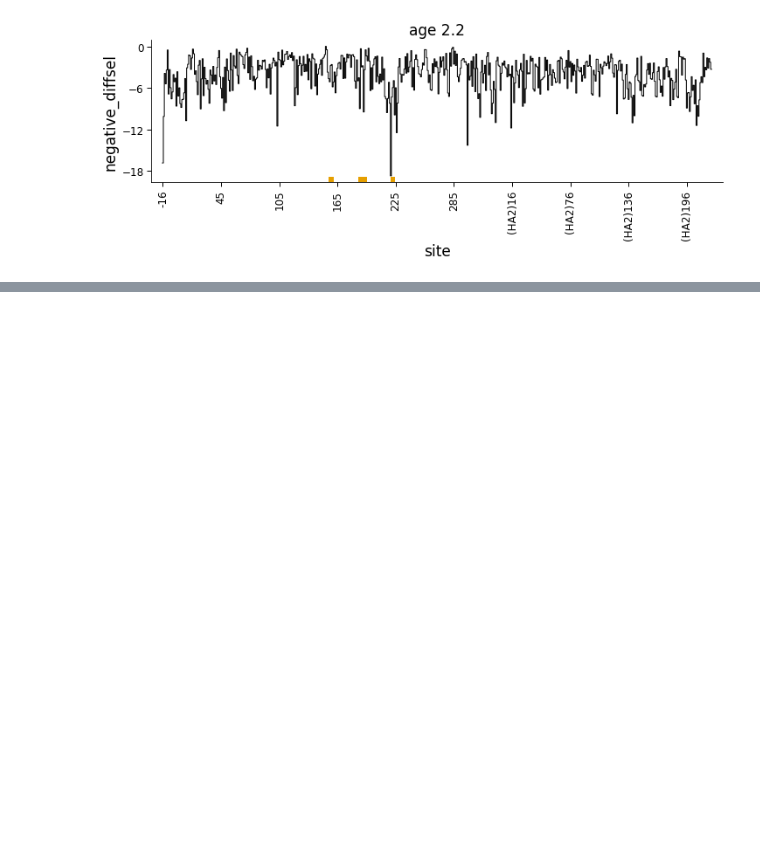
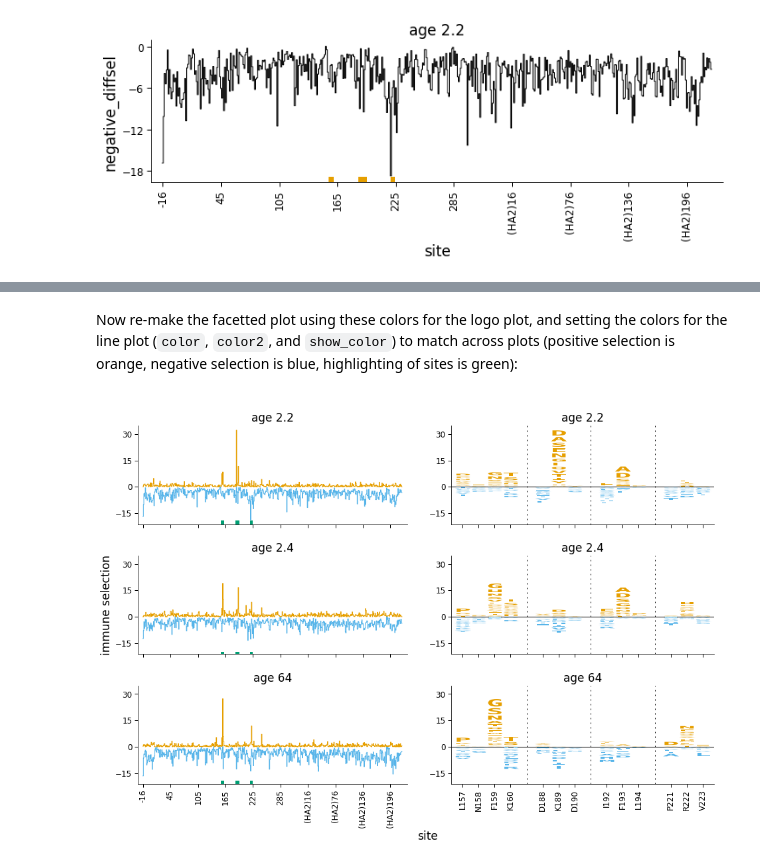
Before and after one commit to jbloomlab/dmslogo, a Jupyter notebook: notebooks/negative_values.ipynb, the cells around one changed output, grey strips where cells are left out. Cells and saved outputs as stored; diff of their text form; code cells hidden in the pictures; blank space fills up the shorter version.

```diff
--- a/notebooks/negative_values.ipynb
+++ b/notebooks/negative_values.ipynb
@@ -191,0 +233,33 @@ But what if we want to show **both** positive and negative values?
+# %%
+ha_df = (
+    ha_df
+    .assign(color=lambda x: numpy.where(x['mutdiffsel'] > 0,
+                                        CBPALETTE[1],
+                                        CBPALETTE[2]))
+    )
+# %% [markdown]
+Now re-make the facetted plot using these colors for the logo plot, and setting the colors for the line plot (`color`, `color2`, and `show_color`) to match across plots (positive selection is orange, negative selection is blue, highlighting of sites is green):
+# %%
+fig, axes = dmslogo.facet_plot(
+                ha_df,
+                gridrow_col='sample',
+                x_col='isite',
+                show_col='to_show',
+                draw_line_kwargs={'height_col': 'positive_diffsel',
+                                  'xtick_col': 'site',
+                                  'height_col2': 'negative_diffsel',
+                                  'ylabel': 'immune selection',
+                                  'color': CBPALETTE[1],
+                                  'color2': CBPALETTE[2],
+                                  'show_color': CBPALETTE[3]},
+                draw_logo_kwargs={'letter_col': 'mutation',
+                                  'letter_height_col': 'mutdiffsel',
+                                  'xtick_col': 'site_label',
+                                  'xlabel': 'site',
+                                  'ylabel': 'immune selection',
+                                  'color_col': 'color'},
+                share_ylabel=True,
+                share_xlabel=True,
+                )
+# %% [output]
+[figure, added]
```
Also changed, not shown: parts of 7 cells of this notebook, 3 other files.
